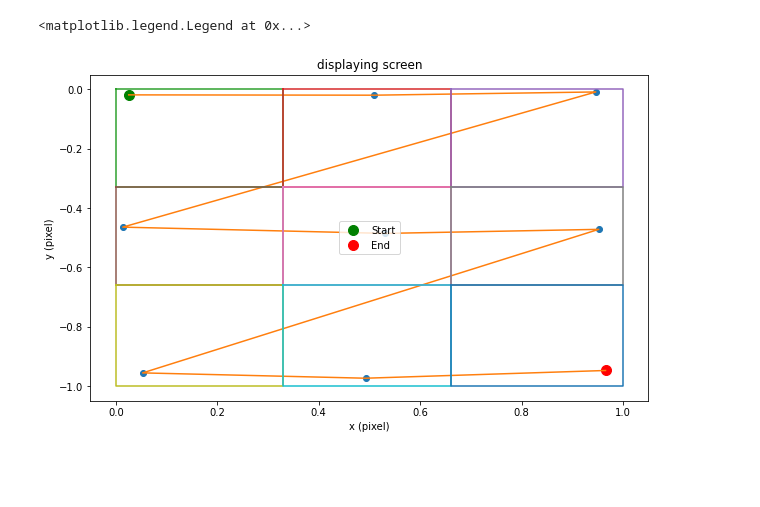
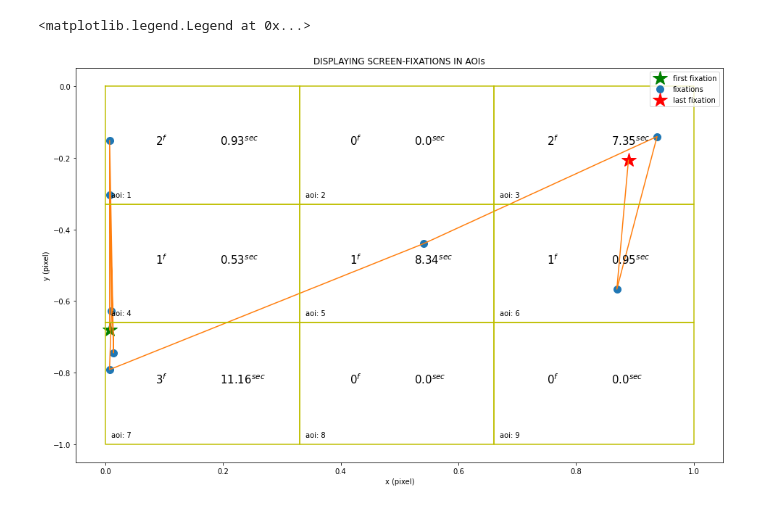
Before and after one commit to MustafaLotfi/Owleye, a Jupyter notebook: run_app/codes/jupyter_notebook/fixations_in_AOIs.ipynb, the cells around one changed output. Saved outputs shown, nothing was run; the diff lists cells and outputs as text; code cells hidden in the pictures; blank space fills up the shorter version.

Commit message:
file improved-fixations in AOIs obtained

```diff
--- a/run_app/codes/jupyter_notebook/fixations_in_AOIs.ipynb
+++ b/run_app/codes/jupyter_notebook/fixations_in_AOIs.ipynb
@@ -68,7 +104,7 @@ vy[0] = vy[1]
 # %%
 FPS = 15
 T = 1/FPS
-T_DISCARD = 0.15
+T_DISCARD = 0.3
 X_MERGE = 0.1
 Y_MERGE = 0.1
 VX_THR = 0.18
@@ -177,7 +428,7 @@ aoi = [[[0, 0], [0.33, 0.33]], [[0.33, 0], [0.66, 0.33]], [[0.66, 0], [1, 0.33]]
       [[0, 0.66], [0.33, 1]], [[0.33, 0.66], [0.66, 1]], [[0.66, 0.66], [1, 1]]]
 # %%
 fix_aoi = []
-for f in fix_d:
+for f in fix_merge2:
     f1 = f.copy()
     xm = f[4]
     ym = f[5]
@@ -192,8 +443,16 @@ print(fix_aoi)
 # %%
-f_ind = []
-f_x = []
-f_y = []
+ff_ind = []
+ff_x = []
+ff_y = []
 for f in fix_aoi:
-    f_ind.append(f[0])
-    f_x.append(f[4])
-    f_y.append(f[5])
+    ff_ind.append(f[0])
+    ff_x.append(f[4])
+    ff_y.append(f[5])
+# %%
+fs_in_aoi = np.zeros((9, 2))
+
+for f in fix_aoi:
+    fs_in_aoi[f[-1]-1, 0] = fs_in_aoi[f[-1]-1, 0] + 1
+    fs_in_aoi[f[-1]-1, 1] = fs_in_aoi[f[-1]-1, 1] + f[3]
+
+print(fs_in_aoi)
@@ -200,17 +469,20 @@ for f in fix_aoi:
 # %%
-fig = plt.figure(figsize=(10, 6))
-plt.plot(np.array(f_x[0]), -np.array(f_y[0]), 'o', color='green', markersize="10", label="Start")
-plt.plot(np.array(f_x[1:-1]), -np.array(f_y[1:-1]), 'o')
-plt.plot(np.array(f_x[-1]), -np.array(f_y[-1]), 'o', color='r', markersize="10", label="End")
-plt.plot(np.array(f_x), -np.array(f_y), markersize=2)
-for a in aoi:
+fig = plt.figure(figsize=(16, 10))
+plt.plot(np.array(ff_x[0]), -np.array(ff_y[0]), '*', color='green', markersize=20, label="first fixation")
+plt.plot(np.array(ff_x[1:-1]), -np.array(ff_y[1:-1]), 'o', label="fixations", markersize=10)
+plt.plot(np.array(ff_x[-1]), -np.array(ff_y[-1]), '*', color='r', markersize=20, label="final fixation")
+plt.plot(np.array(ff_x), -np.array(ff_y))
+for (i, a) in enumerate(aoi):
     box_x = [a[0][0], a[0][0], a[1][0], a[1][0], a[0][0]]
     box_y = [a[0][1], a[1][1], a[1][1], a[0][1], a[0][1]]
-    plt.plot(np.array(box_x), -np.array(box_y))
+    plt.plot(np.array(box_x), -np.array(box_y), color="y")
+    plt.text(box_x[1]+0.01, -box_y[1]+0.02, "aoi: " + f"{i+1}")
+    plt.text((box_x[0]+box_x[2])/2-0.08, -(box_y[0]+box_y[2])/2, str(round(fs_in_aoi[i, 0]))+r"$^f$", fontsize=15)
+    plt.text((box_x[0]+box_x[2])/2+0.03, -(box_y[0]+box_y[2])/2, str(round(fs_in_aoi[i, 1], 2))+r"$^{sec}$", fontsize=15)
 plt.xlabel("x (pixel)")
 plt.ylabel("y (pixel)")
-plt.title("displaying screen")
-plt.legend()
+plt.title("DISPLAYING SCREEN-FIXATIONS IN AOIs")
+plt.legend(loc="upper right")
 # %% [output]
 <matplotlib.legend.Legend at 0x...>
-[figure, old version]
+[figure, new version]
```
Also changed, not shown: parts of 34 cells of this notebook.
